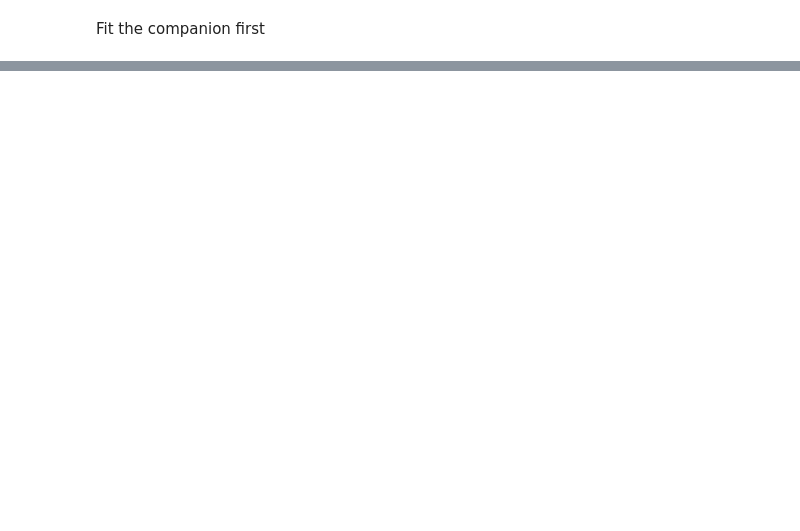
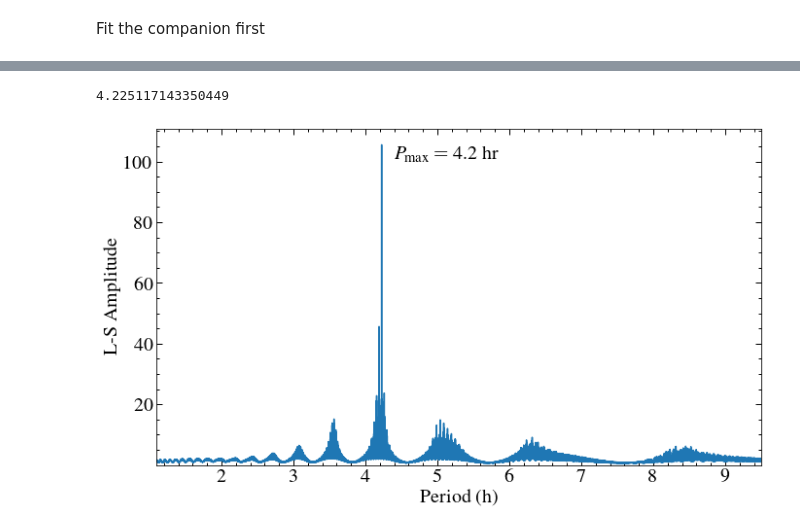
Before and after one commit to davidjwilson/wd-bd, a Jupyter notebook: new_period_fit.ipynb, the cells around one changed output, grey strips where cells are left out. Drawn from its saved outputs; the diff is of its cells as text; code cells hidden in the pictures; blank space fills up the shorter version.

```diff
--- a/new_period_fit.ipynb
+++ b/new_period_fit.ipynb
@@ -19,5 +19,5 @@ from matplotlib import rcParams
 rcParams["figure.figsize"] = (14, 5)
 rcParams["font.size"] = 20
 # %%
-wdrvs = Table.read('dv_lists/wd_dvs.ecsv')
-bdrvs = Table.read('dv_lists/ca_dvs.ecsv')
+wddvs = Table.read('dv_lists/wd_dvs.ecsv')
+mddvs = Table.read('dv_lists/bd_dvs.ecsv')
@@ -46,0 +24,3 @@ for data in [bdrvs, wdrvs]:
+# %%
+wdt, wdv, wde = np.array(wddvs['MJD'])*24, np.array(wddvs['VELOCITY']), np.array(wddvs['ERROR'])
+mdt, mdv, mde = np.array(mddvs['MJD'])*24, np.array(mddvs['VELOCITY']), np.array(mddvs['ERROR'])
@@ -95,0 +36,41 @@ Parameters:
+# %%
+import math
+dates  = np.array(wddvs['MJD'])
+nights = np.array([math.floor(date) for date in dates])
+#print(nights)
+cols =  []
+for i , n in enumerate(np.unique(nights)):
+    for night in nights:
+        if night == n:
+            cols.append('C{}'.format(i))
+cols = np.array(cols)
+#print(cols)
+
+#fitter = fitting.LevMarLSQFitter()
+
+frequency, power = LombScargle(mdt, mdv,dy=mde, normalization='model').autopower(minimum_frequency=1/10, maximum_frequency=1/1, samples_per_peak=10)
+period = 1/frequency[np.argmax(power)]
+print(period)
+
+plt.figure(figsize=(10, 6))
+
+#plt.subplot(121)
+plt.plot(1/frequency, np.sqrt(power))
+plt.xlabel('Period (h)')
+plt.ylabel('L-S Amplitude')
+plt.xlim(1.1, 9.5)
+plt.ylim(0.01)
+plt.annotate(r'$P_{\mathrm{max}} = $'+'{0:10.1f} hr'.format(period), (4.4, 100), xycoords = 'data')
+#plt.xscale('log')
+#plt.yscale('log')
+#plt.axhline(np.sqrt(fa99), ls='--', c='0.5')
+
+#plt.subplot(122)
+#for i in range(len(mdt)):
+ #   plt.errorbar((mdt[i]/period %1), mdv[i], yerr=mde[i], marker='o', ls='none', color=cols[i])
+#plt.xlabel('Phase')
+#plt.ylabel('Velocity (km\,s$^{-1}$)')
+plt.tight_layout()
+# %% [output]
+4.225117143350449
+[figure, added]
```
Also changed, not shown: parts of 9 cells of this notebook, 49 other files.
